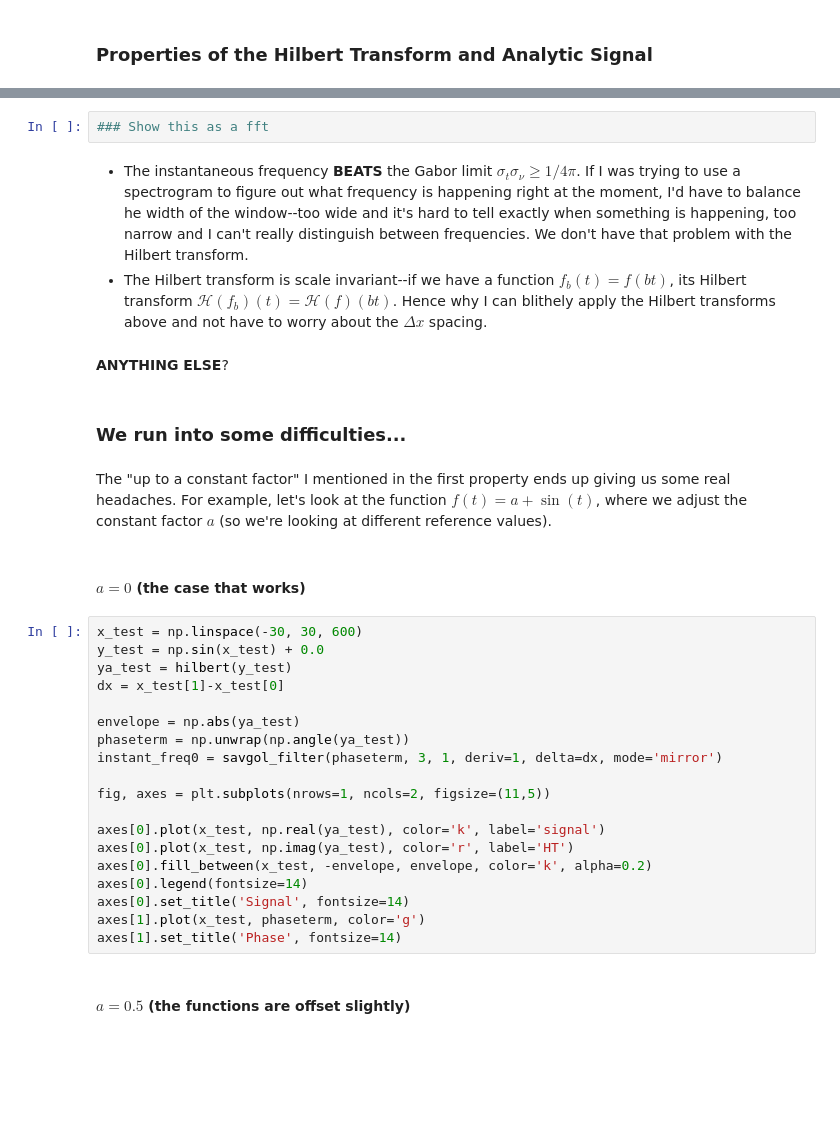
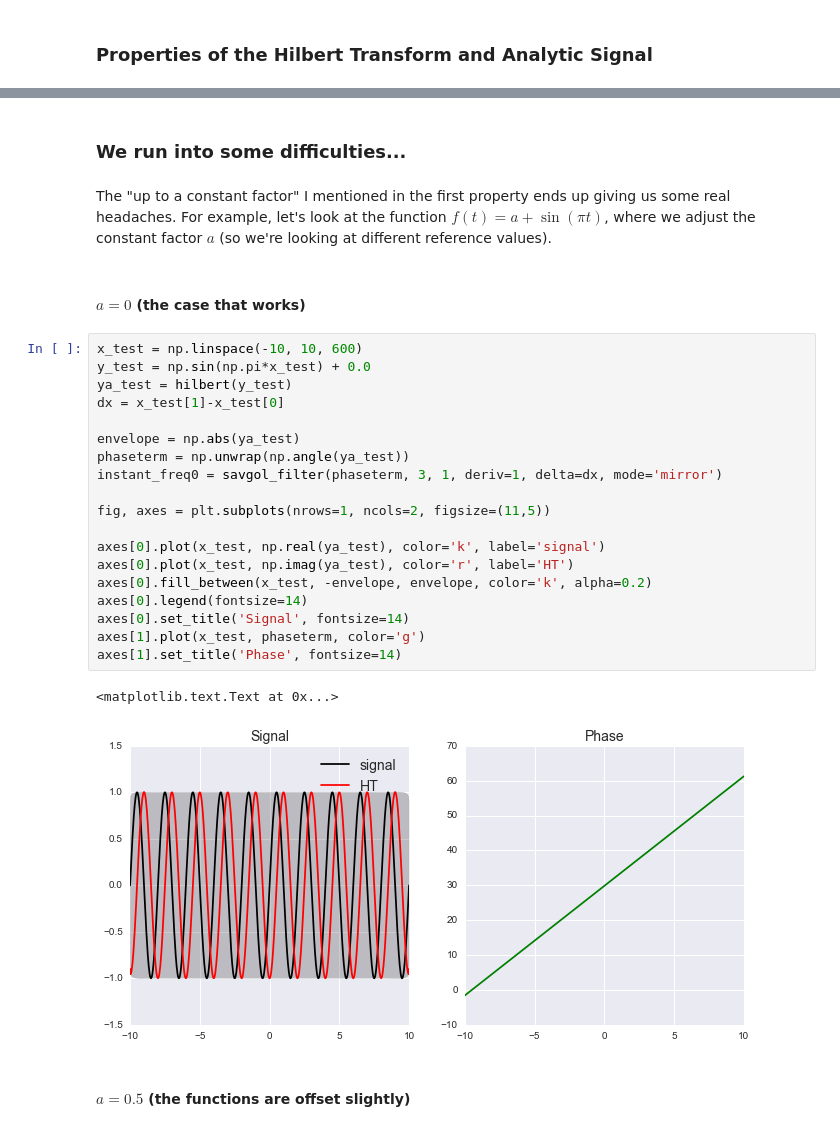
Before and after one commit to anzelpwj/Stats-week, a Jupyter notebook: Hilbert_Transform.ipynb, the cells around one changed output, grey strips where cells are left out. Drawn from its saved outputs; the diff is of its cells as text; blank space fills up the shorter version.

```diff
--- a/Hilbert_Transform.ipynb
+++ b/Hilbert_Transform.ipynb
@@ -137,35 +160,31 @@ Scipy has two Hilbert transform functions, [`scipy.fftpack.hilbert`](https://doc
-# %%
-### Show this as a fft
-# %% [markdown]
-- The instantaneous frequency **BEATS** the Gabor limit $\sigma_t \sigma_{\nu} \geq 1/4\pi$. If I was trying to use a spectrogram to figure out what frequency is happening right at the moment, I'd have to balance he width of the window--too wide and it's hard to tell exactly when something is happening, too narrow and I can't really distinguish between frequencies. We don't have that problem with the Hilbert transform.
-- The Hilbert transform is scale invariant--if we have a function $f_b(t) = f(bt)$, its Hilbert transform $\mathcal{H}(f_b)(t) = \mathcal{H}(f)(bt)$. Hence why I can blithely apply the Hilbert transforms above and not have to worry about the $\Delta x$ spacing.
-# %% [markdown]
-__ANYTHING ELSE__?
 # %% [markdown]
 ### We run into some difficulties...
 # %% [markdown]
-The "up to a constant factor" I mentioned in the first property ends up giving us some real headaches. For example, let's look at the function $f(t) = a + \sin(t)$, where we adjust the constant factor $a$ (so we're looking at different reference values).
+The "up to a constant factor" I mentioned in the first property ends up giving us some real headaches. For example, let's look at the function $f(t) = a + \sin(\pi t)$, where we adjust the constant factor $a$ (so we're looking at different reference values).
 # %% [markdown]
 #### $a = 0$ (the case that works)
 # %%
-x_test = np.linspace(-30, 30, 600)
-y_test = np.sin(x_test) + 0.0
+x_test = np.linspace(-10, 10, 600)
+y_test = np.sin(np.pi*x_test) + 0.0
 ya_test = hilbert(y_test)
 dx = x_test[1]-x_test[0]
 
 envelope = np.abs(ya_test)
 phaseterm = np.unwrap(np.angle(ya_test))
 instant_freq0 = savgol_filter(phaseterm, 3, 1, deriv=1, delta=dx, mode='mirror')
 
 fig, axes = plt.subplots(nrows=1, ncols=2, figsize=(11,5))
 
 axes[0].plot(x_test, np.real(ya_test), color='k', label='signal')
 axes[0].plot(x_test, np.imag(ya_test), color='r', label='HT')
 axes[0].fill_between(x_test, -envelope, envelope, color='k', alpha=0.2)
 axes[0].legend(fontsize=14)
 axes[0].set_title('Signal', fontsize=14)
 axes[1].plot(x_test, phaseterm, color='g')
 axes[1].set_title('Phase', fontsize=14)
+# %% [output]
+<matplotlib.text.Text at 0x...>
+[figure, added]
 # %% [markdown]
 #### $a = 0.5$ (the functions are offset slightly)
 # %%
```
Also changed, not shown: parts of 14 cells of this notebook.
